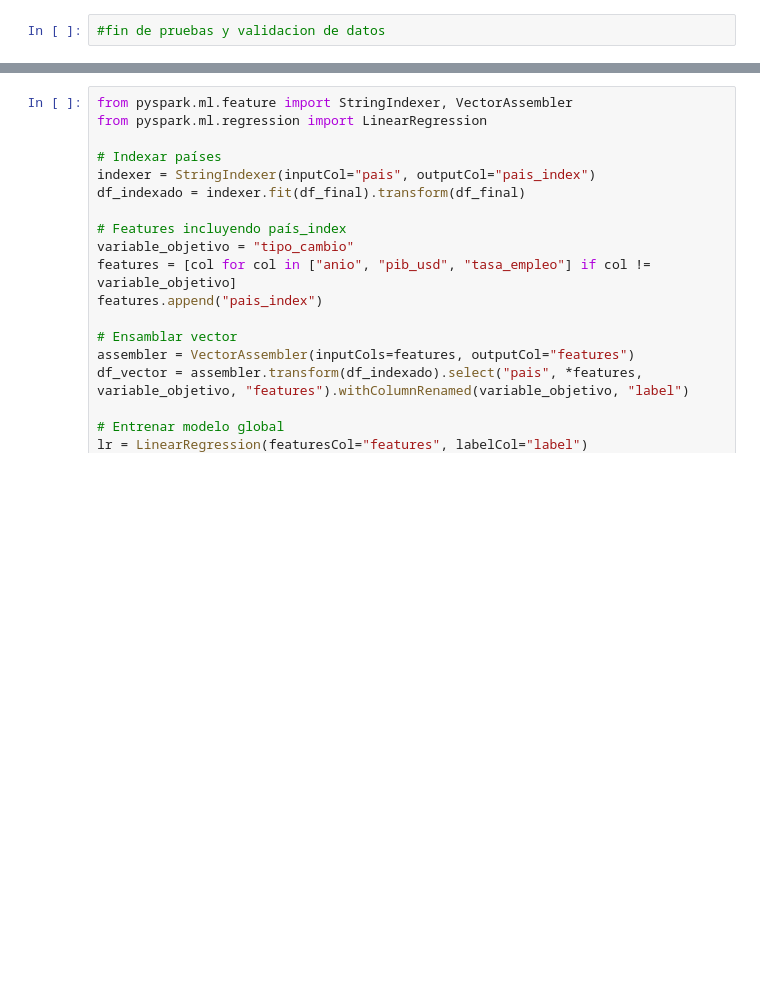
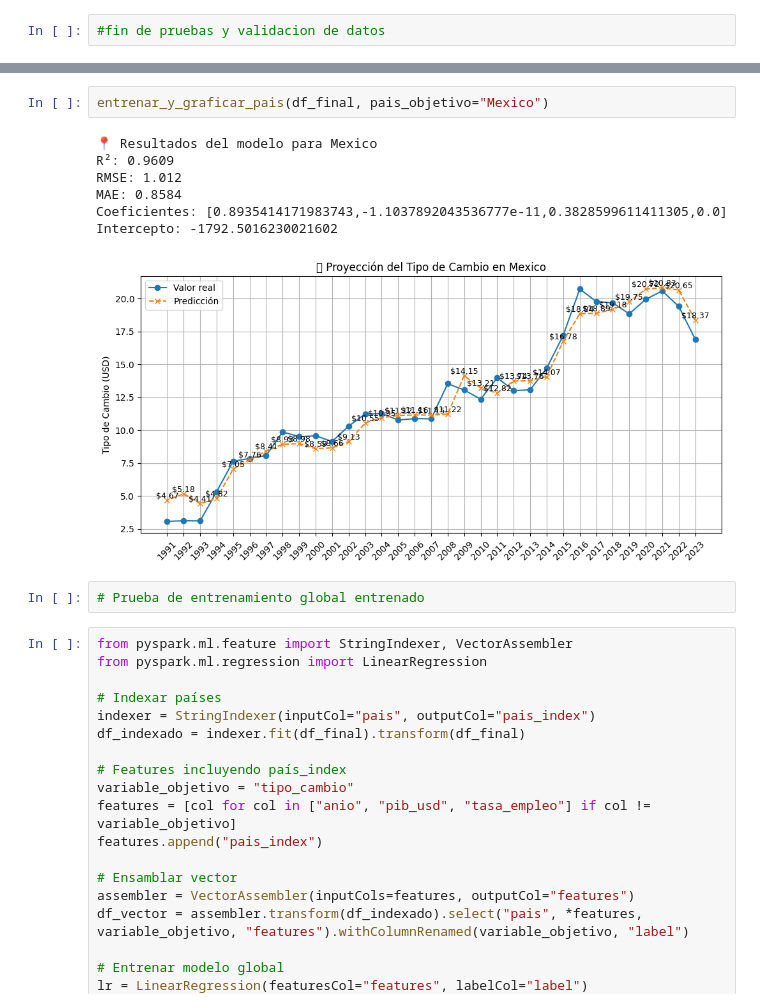
Before and after one commit to RcrvzM/DM_PROYECTO-FINAL, a Jupyter notebook: Proyecciones_economicas.ipynb, the cells around one changed output, grey strips where cells are left out. Saved outputs shown, nothing was run; the diff lists cells and outputs as text; blank space fills up the shorter version.

```diff
--- a/Proyecciones_economicas.ipynb
+++ b/Proyecciones_economicas.ipynb
@@ -686,3 +676,15 @@ Intercepto: -1792.5016230360202
+# %%
+entrenar_y_graficar_pais(df_final, pais_objetivo="Mexico")
+# %% [output]
+📍 Resultados del modelo para Mexico
+R²: 0.9609
+RMSE: 1.012
+MAE: 0.8584
+Coeficientes: [0.8935414171983743,-1.1037892043536777e-11,0.3828599611411305,0.0]
+Intercepto: -1792.5016230021602
+[figure, added]
+# %%
+# Prueba de entrenamiento global entrenado
 # %%
 from pyspark.ml.feature import StringIndexer, VectorAssembler
 from pyspark.ml.regression import LinearRegression
```
Also changed, not shown: parts of 5 cells of this notebook.
